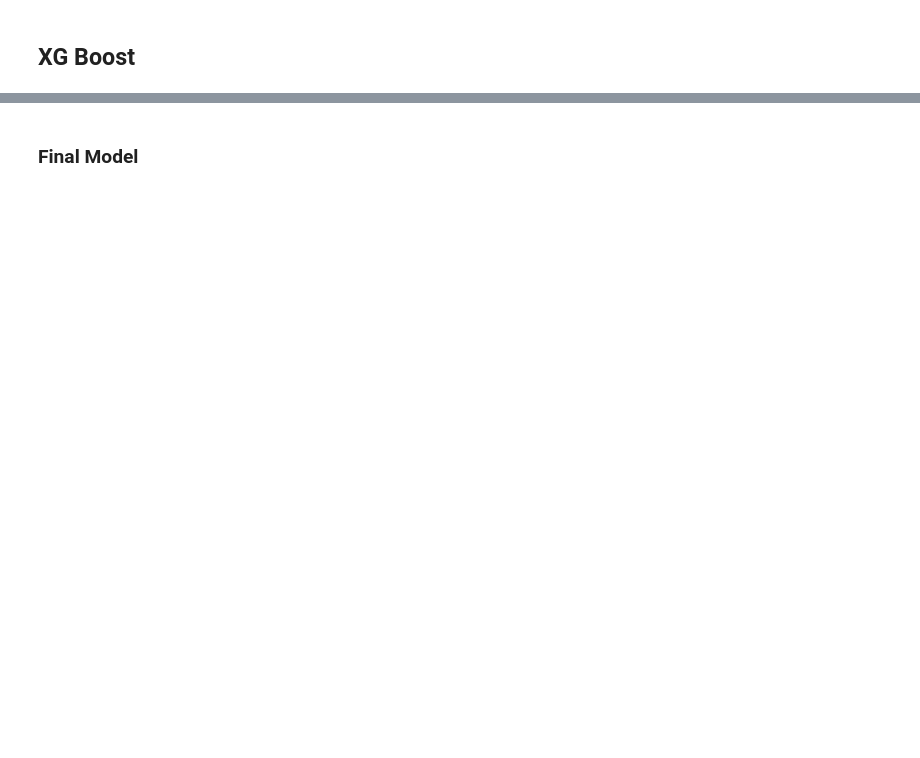
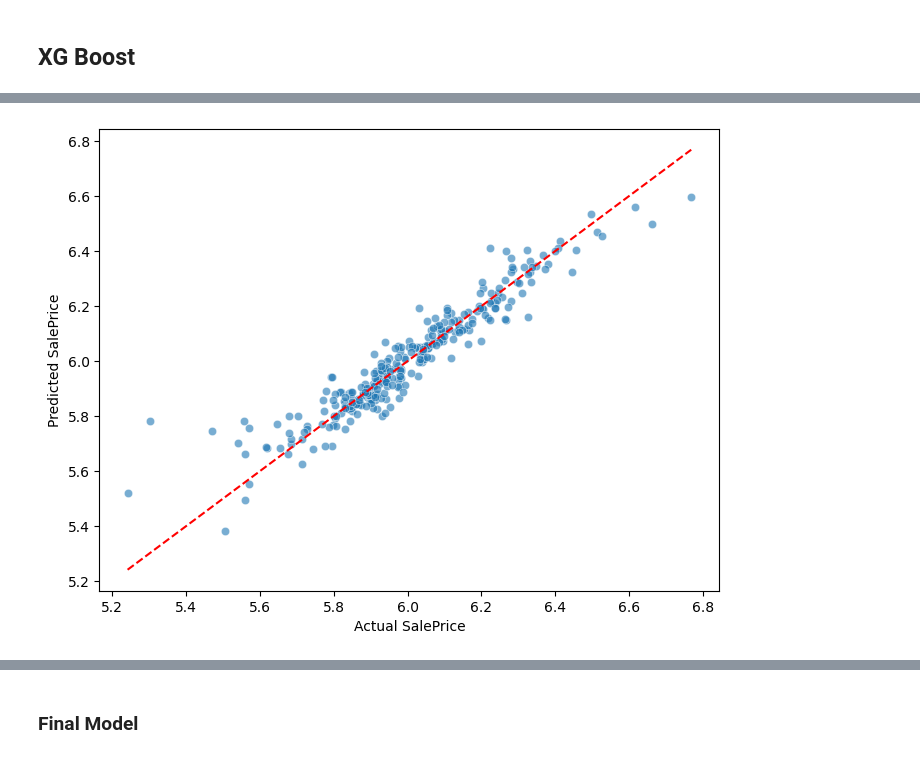
Before and after one commit to PandaMan79/Kaggle-House-Price-Predictor, a Jupyter notebook: Housing Price Kaggle Competition/Regression Model.ipynb, the cells around one changed output, grey strips where cells are left out. Drawn from its saved outputs; the diff is of its cells as text; code cells hidden in the pictures; blank space fills up the shorter version.

Commit message:
Updated the model

```diff
--- a/Housing Price Kaggle Competition/Regression Model.ipynb
+++ b/Housing Price Kaggle Competition/Regression Model.ipynb
@@ -18,7 +18,7 @@ import joblib
 #     os.makedirs('models')
 # %%
 # Import the dataset
-df = pd.read_csv('outputs/train_cleaned.csv')
+df = pd.read_csv('outputs/train_cleaned_encoded.csv')
 
 # Review the shape of the dataset
 print(df.shape)
@@ -79,0 +66,91 @@ df_final = pd.concat([continuous_data, df_encoded], axis=1)
+# %%
+import pandas as pd
+import xgboost as xgb
+import matplotlib.pyplot as plt
+import seaborn as sns
+from sklearn.model_selection import train_test_split
+from sklearn.metrics import mean_absolute_error, mean_squared_error, r2_score
+
+# Select relevant features
+df = df[[
+'InternalQual', 'OverallQual', 'MSZoning_RM', 'KitchenQual_TA', 'GarageType_Attchd', 'Neighborhood_Price_Bucket_Level_5',
+'Neighborhood_Price_Bucket_Level_1', 'KitchenQualScore', 'GarageCars', 'GarageQual_Other', 'GarageFinish_Unf', 'InternalCond',
+'FireplaceQu_Not Applicable', 'BsmtQual_TA', 'TotalBath', 'BsmtQual_Gd', 'SaleType_New',
+'Neighborhood_Price_Bucket_Level_2', 'BsmtQual_Ex', 'HeatingQCScore', 'SalePrice_Log'
+]]
+
+
+# Define features and target variable
+X = df.drop(columns=['SalePrice_Log'])
+y = df['SalePrice_Log']
+
+# Split data into train and test sets
+X_train, X_test, y_train, y_test = train_test_split(X, y, test_size=0.2, random_state=42)
+
+# Convert data to DMatrix format (optional, but improves XGBoost efficiency)
+train_dmatrix = xgb.DMatrix(X_train, label=y_train)
+test_dmatrix = xgb.DMatrix(X_test, label=y_test)
+
+# Define XGBoost parameters
+params = {
+    'objective': 'reg:squarederror',
+    'eval_metric': 'rmse',
+    'max_depth': 6,
+    'learning_rate': 0.1,
+    'n_estimators': 100,
+    'subsample': 0.8,
+    'colsample_bytree': 0.8
+}
+
+# Train XGBoost model
+model = xgb.XGBRegressor(**params)
+model.fit(X_train, y_train)
+
+# Save the trained model
+joblib.dump(model, 'models/xgboost_model_1.pkl')
+
+# Make predictions
+y_pred = model.predict(X_test)
+
+# Evaluate the model
+mae = mean_absolute_error(y_test, y_pred)
+mse = mean_squared_error(y_test, y_pred)
+r2 = r2_score(y_test, y_pred)
+
+# Print metrics
+print(f"Mean Absolute Error (MAE): {mae:,.2f}")
+print(f"Mean Squared Error (MSE): {mse:,.2f}")
+print(f"R² Score: {r2:.4f}")
+
+# Actual vs. Predicted Scatter Plot
+plt.figure(figsize=(8, 6))
+sns.scatterplot(x=y_test, y=y_pred, alpha=0.6)
+plt.plot([y_test.min(), y_test.max()], [y_test.min(), y_test.max()], color='red', linestyle='dashed')  # Perfect predictions line
+plt.xlabel("Actual SalePrice")
+plt.ylabel("Predicted SalePrice")
+plt.show()
+
+# Residual Plot
+residuals = y_test - y_pred
+
+plt.figure(figsize=(8, 6))
+sns.scatterplot(x=y_test, y=residuals, alpha=0.6)
+plt.axhline(y=0, color='red', linestyle='dashed')  # Perfect fit line
+plt.xlabel("Actual SalePrice")
+plt.ylabel("Residuals")
+plt.title("Residual Plot")
+plt.show()
+
+# Distribution of SalePrice Predictions
+plt.figure(figsize=(8, 6))
+sns.kdeplot(y_test, label="Actual SalePrice", fill=True, alpha=0.5)
+sns.kdeplot(y_pred, label="Predicted SalePrice", fill=True, alpha=0.5)
+plt.xlabel("SalePrice")
+plt.ylabel("Density")
+plt.title("Distribution of Actual vs. Predicted SalePrice")
+plt.legend()
+plt.show()
+
+# Feature Importance
+xgb.plot_importance(model)
+# %% [output]
@@ -79,0 +160 @@ df_final = pd.concat([continuous_data, df_encoded], axis=1)
+[figure, added]
```
Also changed, not shown: parts of 9 cells of this notebook, 11 other files.
